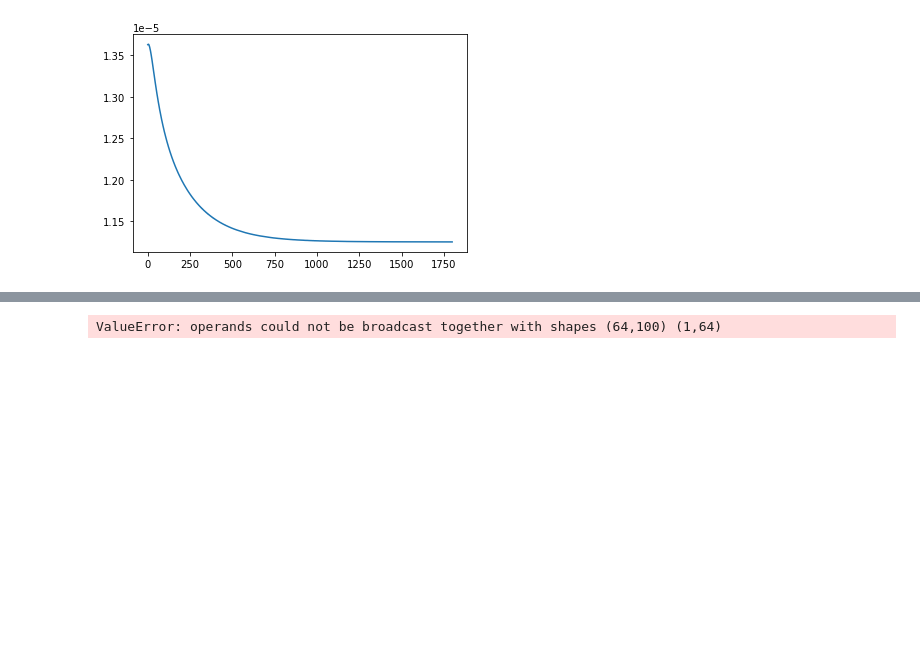
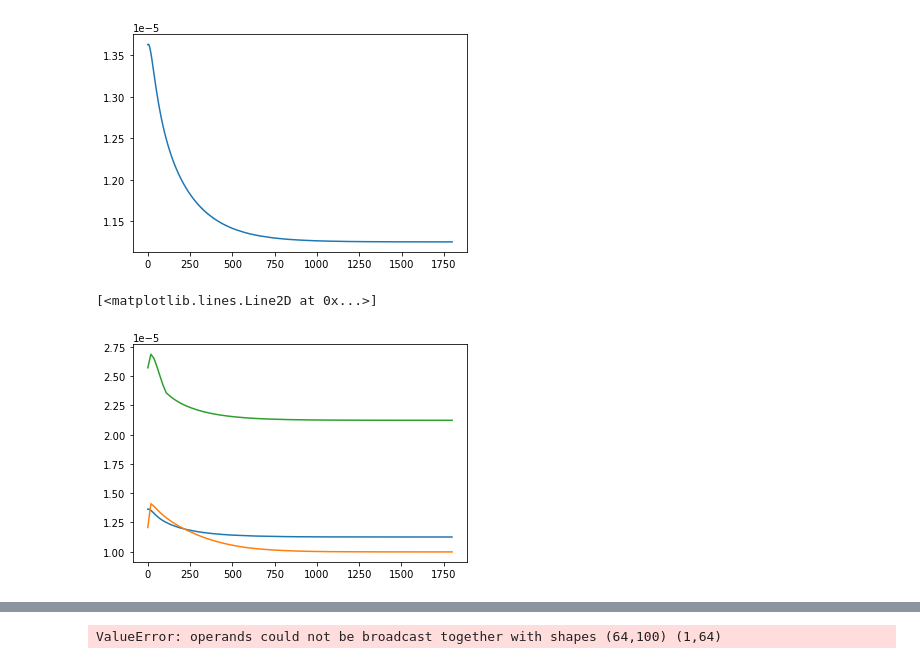
Before and after one commit to dbelivanis/Information-Theory-2, a Jupyter notebook: Optimization/check.ipynb, the cells around one changed output, grey strips where cells are left out. Drawn from its saved outputs; the diff is of its cells as text; code cells hidden in the pictures; blank space fills up the shorter version.

```diff
--- a/Optimization/check.ipynb
+++ b/Optimization/check.ipynb
@@ -123,4 +123,23 @@ plt.plot(q_MC_x.mean(axis=0))
 # %% [output]
 [<matplotlib.lines.Line2D at 0x...>]
 [figure]
+# %%
+plt.plot(q_MC_x.mean(axis=0))
+# plt.plot(np.linspace(0,1800,N_steps),q_x[1,:,:].mean(axis=0))
+# plt.plot(np.linspace(0,1800,N_steps),q_x[2,:,:].max(axis=0))
+plt.plot(np.linspace(0,1800,N_steps),q_x[2,2,:])
+plt.plot(np.linspace(0,1800,N_steps),q_x[4,1,:])
+
+# plt.plot(np.linspace(1,1800,N_steps),np.inner(q_x[2,:,:].T,p[2,:]))
+
+# plt.plot(np.linspace(1,1800,N_steps),np.inner(q_x[2,:,:].T,p[2,:]))
+# plt.plot(np.linspace(1,1800,N_steps),np.inner(q_x[3,:,:].T,p[3,:]))
+# plt.plot(np.linspace(1,1800,N_steps),np.inner(q_x[4,:,:].T,p[4,:]))
+
+# plt.plot(np.linspace(1,1800,N_steps),q_x[6,0:4,:].mean(axis=0))
+# plt.plot(np.linspace(2,1800,N_steps),q_x[7,0:4,:].min(axis=0))
+# plt.plot(np.linspace(1,1800,N_steps),q_x[7,0:4,:].max(axis=0))
+# %% [output]
+[<matplotlib.lines.Line2D at 0x...>]
+[figure, added]
 # %%
```
Also changed, not shown: parts of 3 cells of this notebook, 1 other file.
